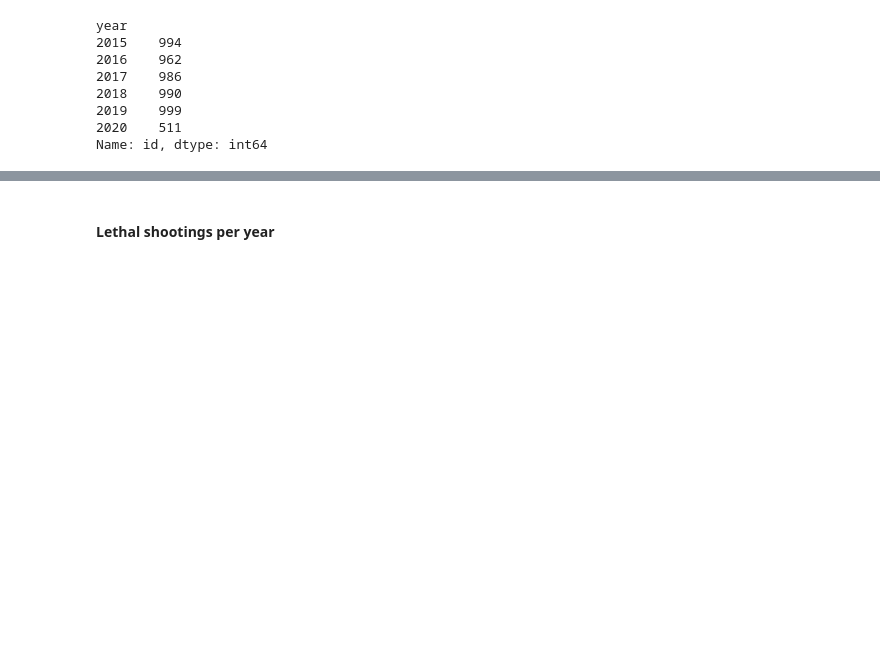
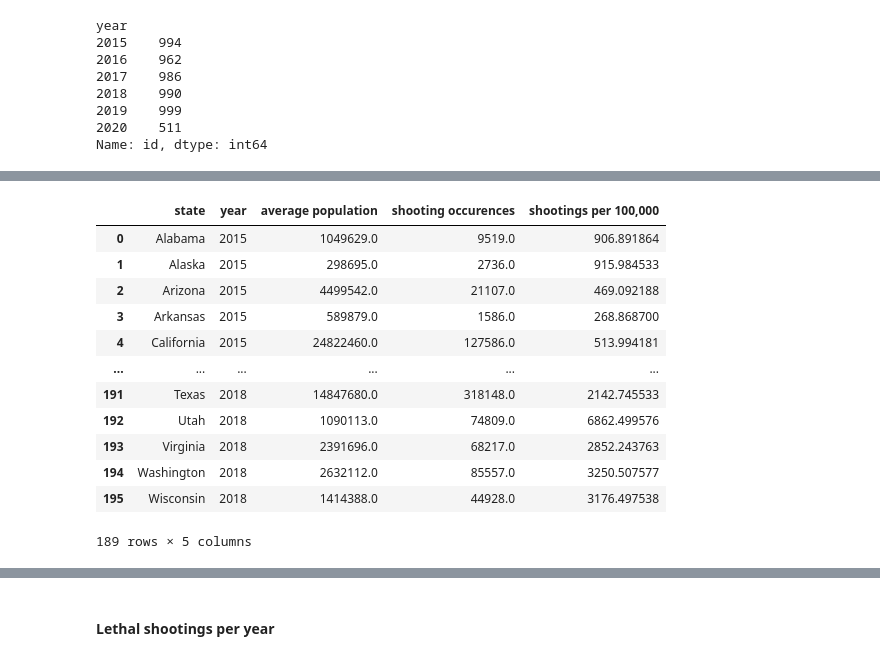
Before and after one commit to szerpa17/fatal-police-shootings, a Jupyter notebook: Analysis_SZ.ipynb, the cells around one changed output, grey strips where cells are left out. Cells and saved outputs as stored; diff of their text form; code cells hidden in the pictures; blank space fills up the shorter version.

```diff
--- a/Analysis_SZ.ipynb
+++ b/Analysis_SZ.ipynb
@@ -52,0 +114,61 @@ Name: id, dtype: int64
+# %%
+# Yearly shootings by State
+# Census data manipulation to identify the total population by state for each data year available
+yearly_state_info_df = census_df[['state', '2015 Population', '2016 Population', '2017 Population', '2018 Population']]
+yearly_state_avg_pop_df = yearly_state_info_df.groupby('state')[('2015 Population',
+                                                    '2016 Population',
+                                                    '2017 Population',
+                                                    '2018 Population')].sum()
+
+yearly_state_avg_pop_df = yearly_state_avg_pop_df.reset_index()
+
+# Create one column to hold multi column year data to facilitate future merge
+yearly_state_avg_pop_df = yearly_state_avg_pop_df.melt(id_vars=['state'],
+                                          value_vars=['2015 Population',
+                                                      '2016 Population',
+                                                      '2017 Population',
+                                                      '2018 Population'])
+
+yearly_state_avg_pop_df[['variable']] = yearly_state_avg_pop_df['variable'].astype('str')
+yearly_state_avg_pop_df[['year', 'vals']] = yearly_state_avg_pop_df['variable'].str.split(' ', 1, expand=True)
+yearly_state_avg_pop_df
+yearly_state_avg_pop_df = yearly_state_avg_pop_df[['state', 'year', 'value']]
+yearly_state_avg_pop_df = yearly_state_avg_pop_df.rename(columns={'value': 'average population'})
+yearly_state_avg_pop_df
+
+# Shooting Totals by State
+yearly_shooting_state_info = shootings_df[['state', 'id', 'year']]
+yearly_shooting_state_df = yearly_shooting_state_info.groupby(['state', 'year'])[['id']].sum()
+yearly_shooting_state_df = yearly_shooting_state_df.reset_index()
+yearly_shooting_state_df = yearly_shooting_state_df.rename(columns={'id': 'shooting occurences'})
+yearly_shooting_state_df
+
+# Merge of Tables
+yearly_state_pop_shooting_comparison = pd.merge(yearly_state_avg_pop_df,
+                                                 yearly_shooting_state_df,
+                                                 how='left',
+                                                 on=('state', 'year'))
+yearly_state_pop_shooting_comparison
+yearly_state_pop_shooting_comparison= yearly_state_pop_shooting_comparison.dropna()
+
+yearly_state_pop_shooting_comparison[['year']] = yearly_state_pop_shooting_comparison['year'].astype('int')
+
+yearly_state_pop_shooting_comparison['shootings per 100,000'] = (
+                                    yearly_state_pop_shooting_comparison['shooting occurences']/
+                                    yearly_state_pop_shooting_comparison['average population']) * 100000
+
+yearly_state_pop_shooting_comparison
+# %% [output]
+|  | state | year | average population | shooting occurences | shootings per 100,000 |
+| 0 | Alabama | 2015 | 1049629.0 | 9519.0 | 906.891864 |
+| 1 | Alaska | 2015 | 298695.0 | 2736.0 | 915.984533 |
+| 2 | Arizona | 2015 | 4499542.0 | 21107.0 | 469.092188 |
+| 3 | Arkansas | 2015 | 589879.0 | 1586.0 | 268.868700 |
+| 4 | California | 2015 | 24822460.0 | 127586.0 | 513.994181 |
+| ... | ... | ... | ... | ... | ... |
+| 191 | Texas | 2018 | 14847680.0 | 318148.0 | 2142.745533 |
+| 192 | Utah | 2018 | 1090113.0 | 74809.0 | 6862.499576 |
+| 193 | Virginia | 2018 | 2391696.0 | 68217.0 | 2852.243763 |
+| 194 | Washington | 2018 | 2632112.0 | 85557.0 | 3250.507577 |
+| 195 | Wisconsin | 2018 | 1414388.0 | 44928.0 | 3176.497538 |
+189 rows × 5 columns
```
Also changed, not shown: parts of 7 cells of this notebook.
